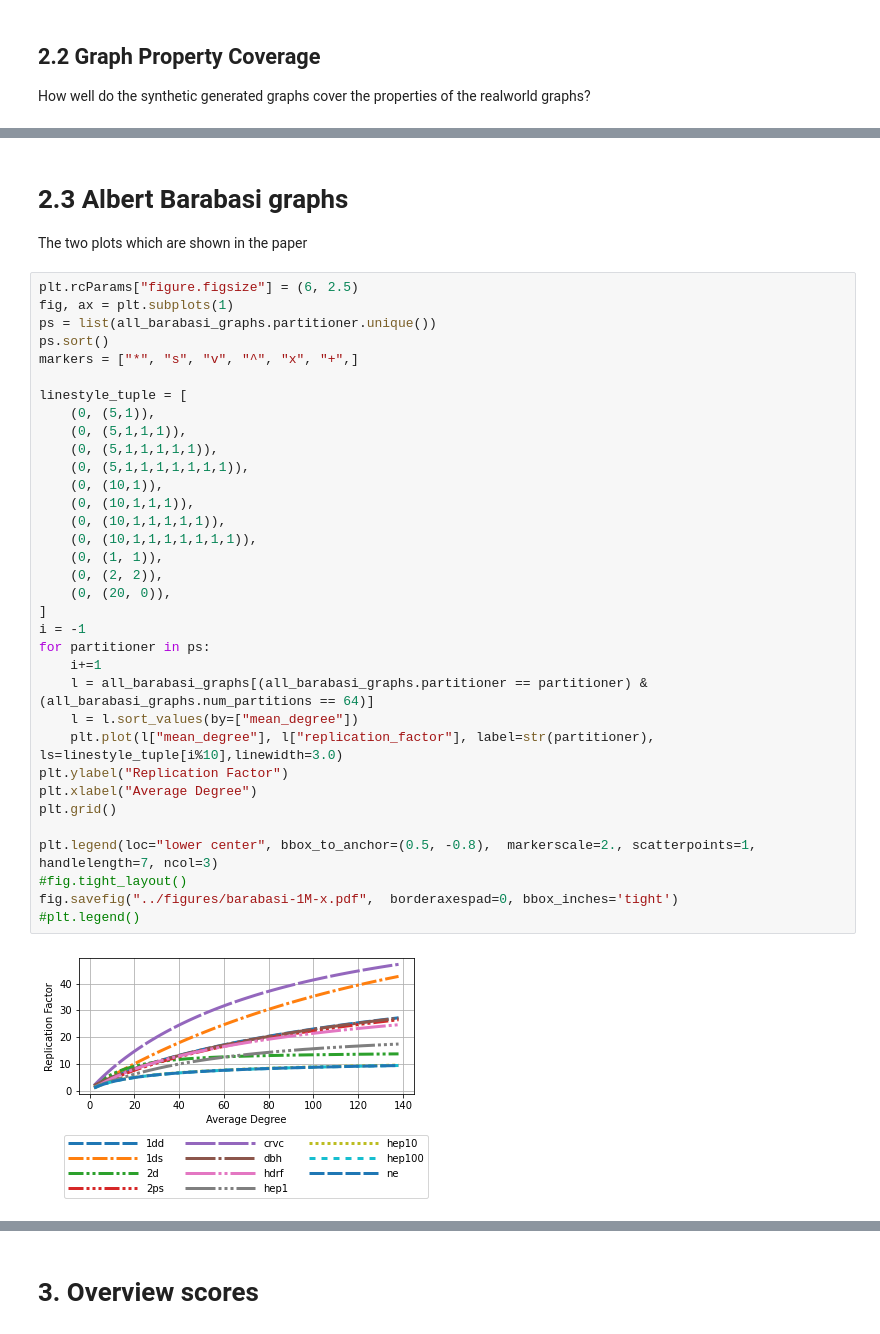
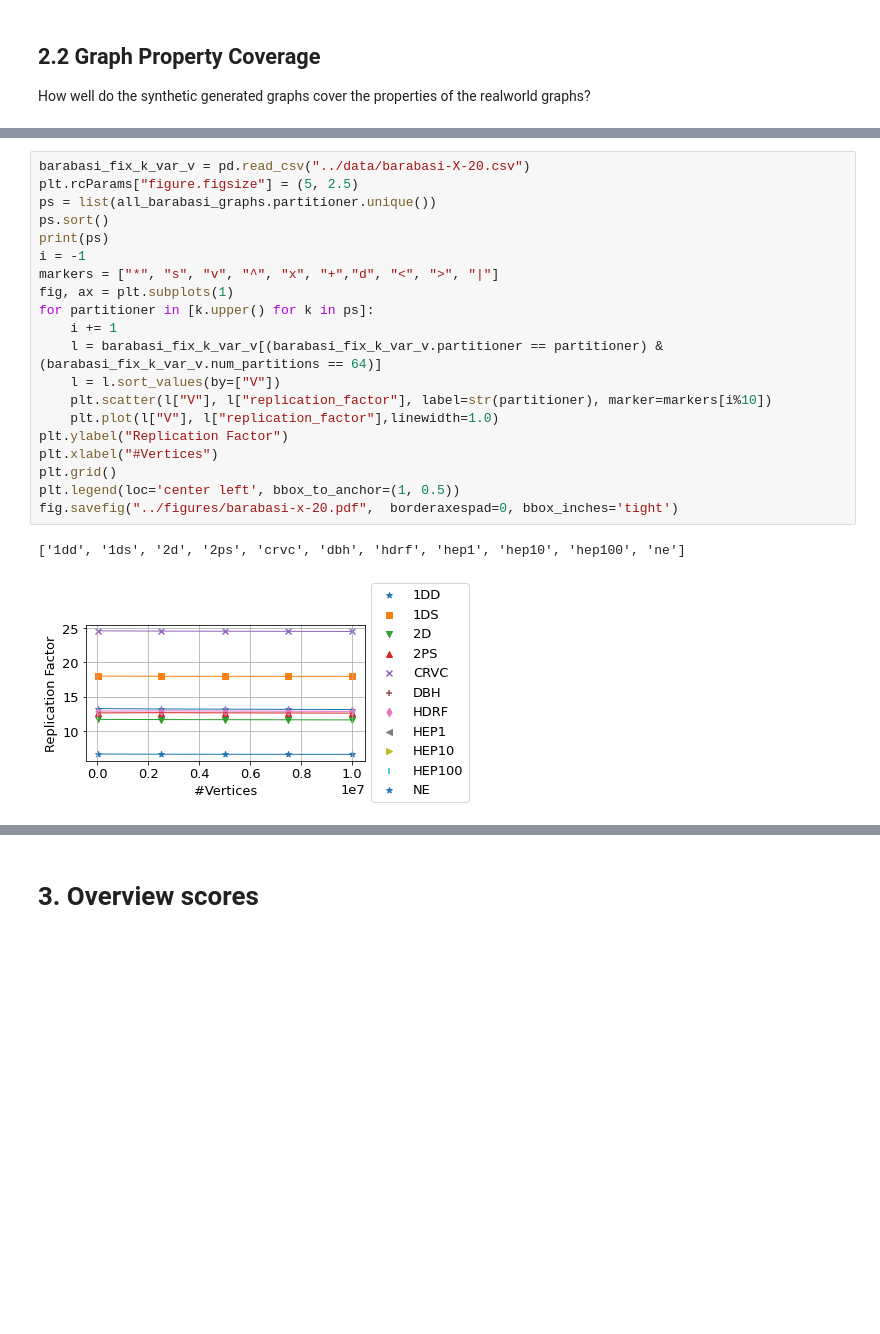
Before and after one commit to EASE23/EASE23, a Jupyter notebook: quality/notebooks/Plotter.ipynb, the cells around one changed output, grey strips where cells are left out. Saved outputs shown, nothing was run; the diff lists cells and outputs as text; blank space fills up the shorter version.

```diff
--- a/quality/notebooks/Plotter.ipynb
+++ b/quality/notebooks/Plotter.ipynb
@@ -179,39 +194,23 @@ plt.savefig("../figures/rep-vs-cc.pdf")
-# %% [markdown]
-# 2.3 Albert Barabasi graphs
-The two plots which are shown in the paper
 # %%
-plt.rcParams["figure.figsize"] = (6, 2.5)
-fig, ax = plt.subplots(1)
+barabasi_fix_k_var_v = pd.read_csv("../data/barabasi-X-20.csv")
+plt.rcParams["figure.figsize"] = (5, 2.5)
 ps = list(all_barabasi_graphs.partitioner.unique())
 ps.sort()
-markers = ["*", "s", "v", "^", "x", "+",]
-
-linestyle_tuple = [
-    (0, (5,1)),
-    (0, (5,1,1,1)),
-    (0, (5,1,1,1,1,1)),
-    (0, (5,1,1,1,1,1,1,1)),
-    (0, (10,1)),
-    (0, (10,1,1,1)),
-    (0, (10,1,1,1,1,1)),
-    (0, (10,1,1,1,1,1,1,1)),
-    (0, (1, 1)),
-    (0, (2, 2)),
-    (0, (20, 0)),
-]
+print(ps)
 i = -1
-for partitioner in ps:
-    i+=1
-    l = all_barabasi_graphs[(all_barabasi_graphs.partitioner == partitioner) & (all_barabasi_graphs.num_partitions == 64)]
-    l = l.sort_values(by=["mean_degree"])
-    plt.plot(l["mean_degree"], l["replication_factor"], label=str(partitioner), ls=linestyle_tuple[i%10],linewidth=3.0)
+markers = ["*", "s", "v", "^", "x", "+","d", "<", ">", "|"]
+fig, ax = plt.subplots(1)
+for partitioner in [k.upper() for k in ps]:
+    i += 1
+    l = barabasi_fix_k_var_v[(barabasi_fix_k_var_v.partitioner == partitioner) & (barabasi_fix_k_var_v.num_partitions == 64)]
+    l = l.sort_values(by=["V"])
+    plt.scatter(l["V"], l["replication_factor"], label=str(partitioner), marker=markers[i%10])
+    plt.plot(l["V"], l["replication_factor"],linewidth=1.0)
 plt.ylabel("Replication Factor")
-plt.xlabel("Average Degree")
+plt.xlabel("#Vertices")
 plt.grid()
-
-plt.legend(loc="lower center", bbox_to_anchor=(0.5, -0.8),  markerscale=2., scatterpoints=1, handlelength=7, ncol=3)
-#fig.tight_layout()
-fig.savefig("../figures/barabasi-1M-x.pdf",  borderaxespad=0, bbox_inches='tight')
-#plt.legend()
+plt.legend(loc='center left', bbox_to_anchor=(1, 0.5))
+fig.savefig("../figures/barabasi-x-20.pdf",  borderaxespad=0, bbox_inches='tight')
 # %% [output]
+['1dd', '1ds', '2d', '2ps', 'crvc', 'dbh', 'hdrf', 'hep1', 'hep10', 'hep100', 'ne']
-[figure, old version]
+[figure, new version]
```
Also changed, not shown: parts of 6 cells of this notebook, 29 other files.
